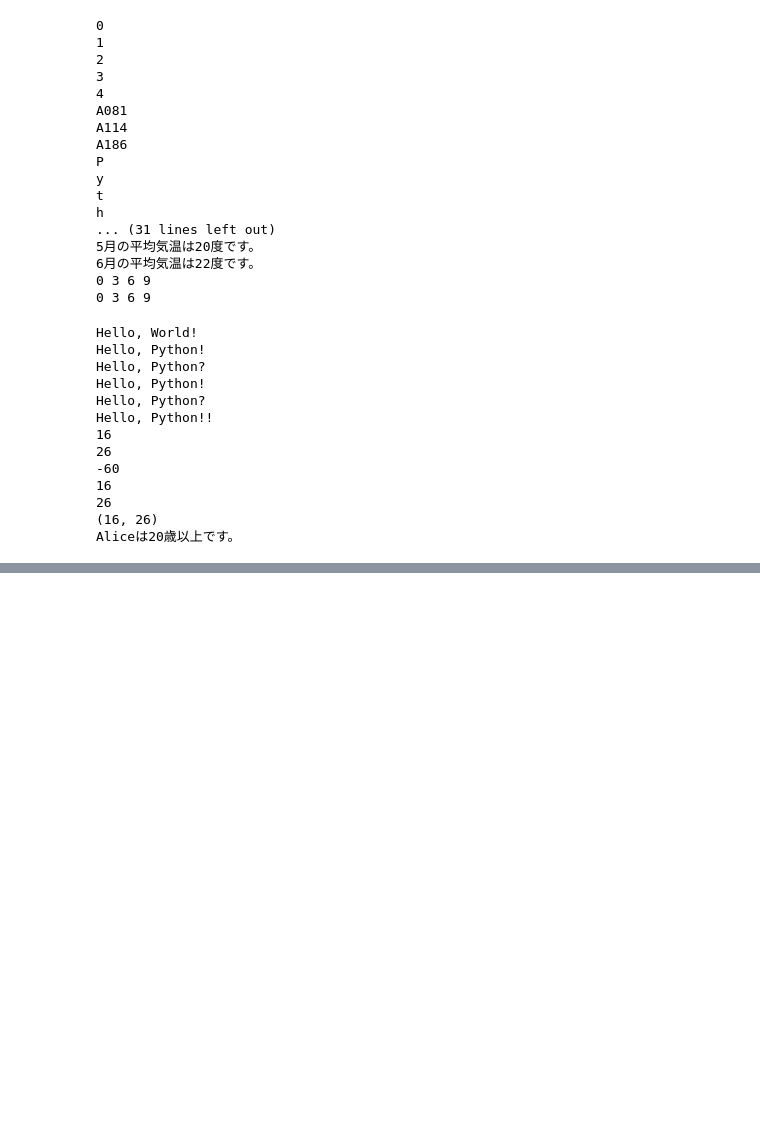
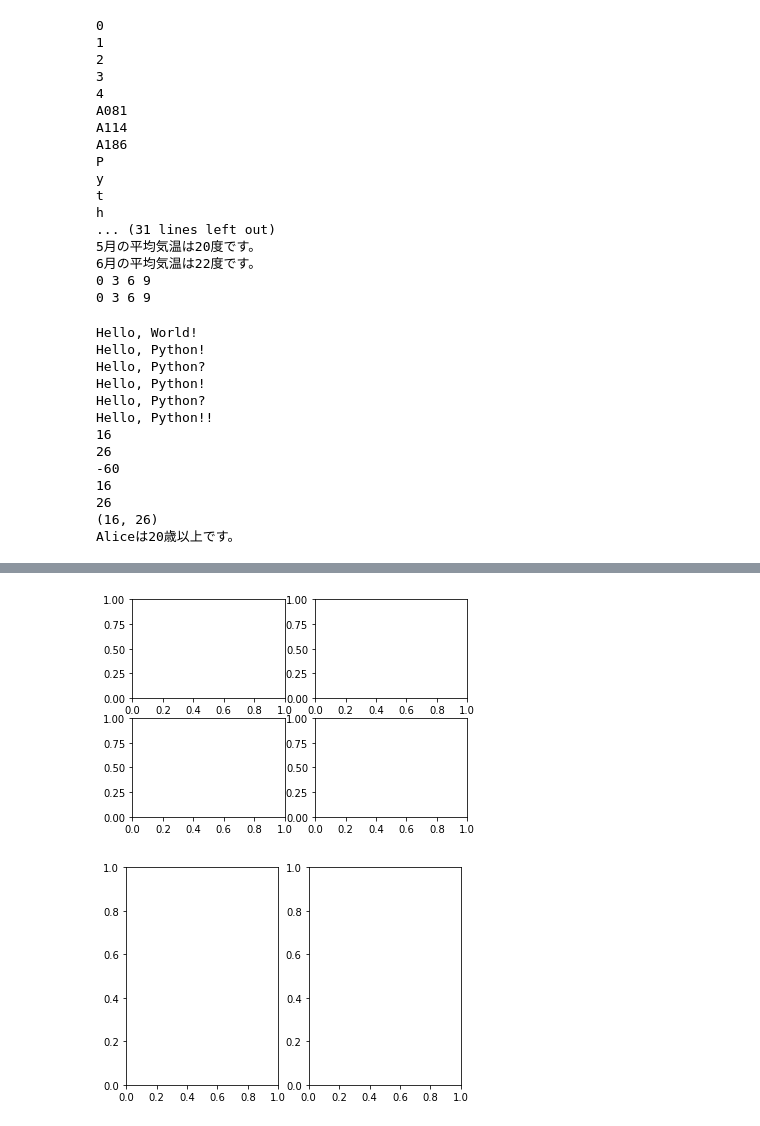
Before and after one commit to haruya0605037/sample2, a Jupyter notebook: python1w.ipynb, the cells around one changed output, grey strips where cells are left out. Cells and saved outputs as stored; diff of their text form; code cells hidden in the pictures; blank space fills up the shorter version.

```diff
--- a/python1w.ipynb
+++ b/python1w.ipynb
@@ -569,0 +661,9 @@ print("点数", sample_function(3, 5))
+# %%
+# 配列変更1
+fig, ax = plt.subplots(2, 2)
+plt.show()
+
+fig, ax = plt.subplots(1, 2)
+# %% [output]
+[figure, added]
+[figure, added]
```
Also changed, not shown: parts of 28 cells of this notebook.
